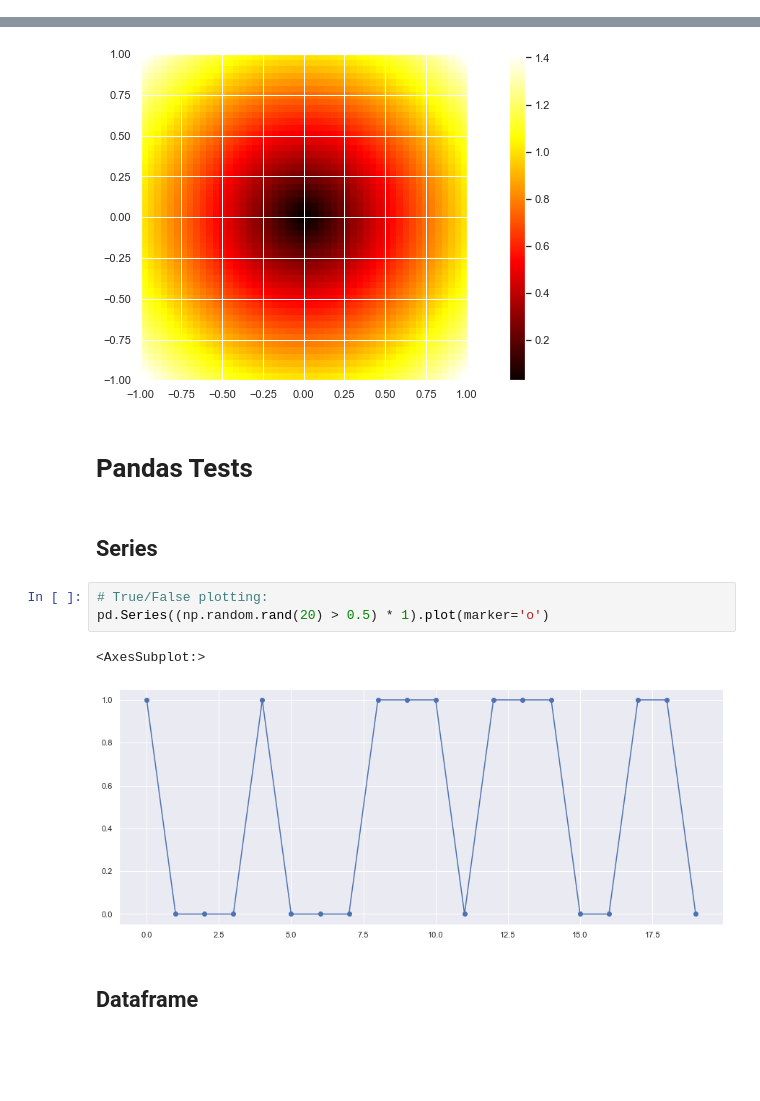
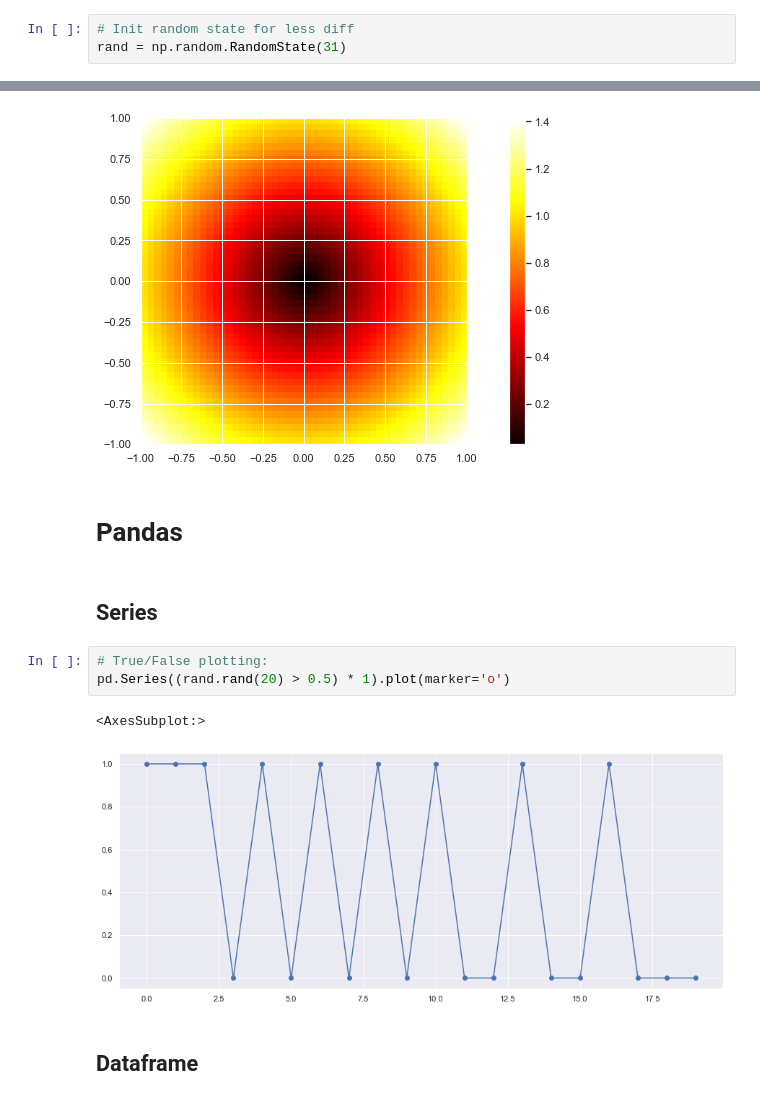
Before and after one commit to mathieugouin/tradesim, a Jupyter notebook: learning_notebook.ipynb, the cells around one changed output, grey strips where cells are left out. Cells and saved outputs as stored; diff of their text form; blank space fills up the shorter version.

```diff
--- a/learning_notebook.ipynb
+++ b/learning_notebook.ipynb
@@ -7,6 +7,9 @@ import pandas as pd
 import matplotlib.pyplot as plt
 import seaborn as sns
 import sys
+# %%
+# Init random state for less diff
+rand = np.random.RandomState(31)
 # %%
 # Adjust figure size to be bigger:
 plt.rcParams['figure.figsize'] = [15, 6]
@@ -235,15 +238,15 @@ plt.colorbar()
 <matplotlib.colorbar.Colorbar at 0x...>
 [figure]
 # %% [markdown]
-# Pandas Tests
+# Pandas
 # %% [markdown]
 ## Series
 # %%
 # True/False plotting:
-pd.Series((np.random.rand(20) > 0.5) * 1).plot(marker='o')
+pd.Series((rand.rand(20) > 0.5) * 1).plot(marker='o')
 # %% [output]
 <AxesSubplot:>
-[figure, old version]
+[figure, new version]
 # %% [markdown]
 ## Dataframe
 # %%
```
Also changed, not shown: parts of 36 cells of this notebook, 2 other files.
